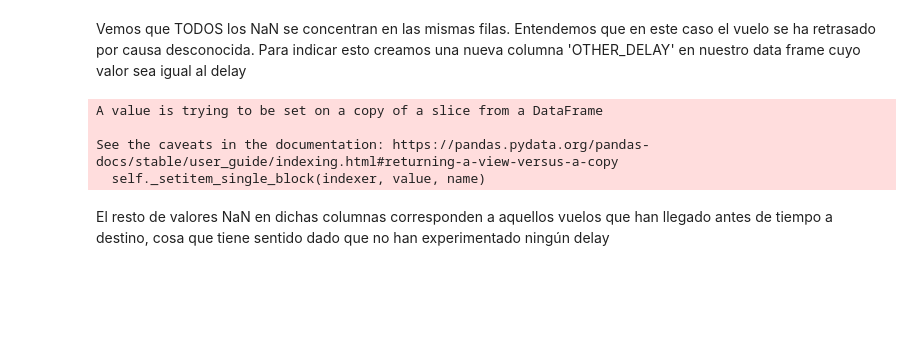
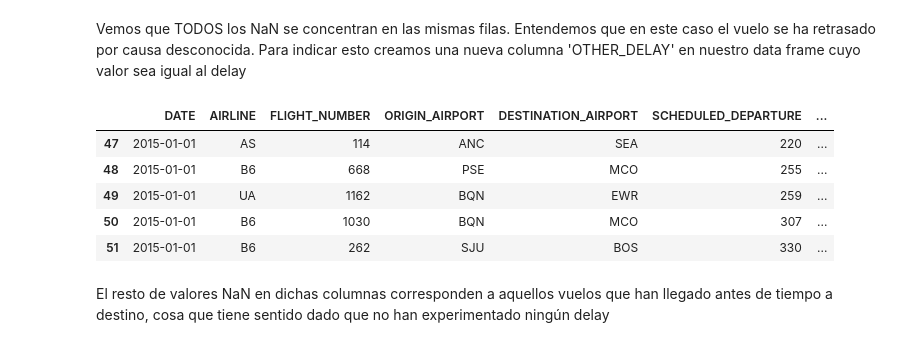
Before and after one commit to inesgfortis/Aircraft_Delays_Analysis, a Jupyter notebook: Preprocessing.ipynb, the cells around one changed output. Drawn from its saved outputs; the diff is of its cells as text; code cells hidden in the pictures; blank space fills up the shorter version.

```diff
--- a/Preprocessing.ipynb
+++ b/Preprocessing.ipynb
@@ -257,21 +262,24 @@ Vemos que TODOS los NaN se concentran en las mismas filas. Entendemos que en est
 #pd.isna(df['AIR_SYSTEM_DELAY'].iloc[20])
 # %%
 # df = df.drop(['OTHER_DELAY'], axis = 1)
-# %%
-# Creamos la columna vacía
-df['OTHER_DELAY'] = pd.Series()
-
-# Como hemos visto que si una columna es NaN el resto también, utilizamos una única columa para comparar
-for i in range(0,len(df),1):
-    if (df['ARRIVAL_DELAY'].iloc[i]>0 & pd.isna(df['AIR_SYSTEM_DELAY'].iloc[i])):
-        df['OTHER_DELAY'].iloc[i] = df['ARRIVAL_DELAY'].iloc[i]
-    else:
-        df['OTHER_DELAY'].iloc[i] = 0
-# %% [output]
-A value is trying to be set on a copy of a slice from a DataFrame
-
-See the caveats in the documentation: https://pandas.pydata.org/pandas-docs/stable/user_guide/indexing.html#returning-a-view-versus-a-copy
-  self._setitem_single_block(indexer, value, name)
+# %%
+# Creamos la OTHER_DELAY con los mismos datos que ARRIVAL_DELAY
+df['OTHER_DELAY'] = df['ARRIVAL_DELAY']
+
+# Como hemos visto que si una columna _DELAY es NaN el resto también, utilizamos una única columa para comparar, y asignamos a OTHER_DELAY la diferencia entre el delay a la llegada y el resto de delays
+df.loc[pd.notna(df['AIR_SYSTEM_DELAY']),'OTHER_DELAY'] = df['ARRIVAL_DELAY'] - df['AIR_SYSTEM_DELAY'] - df['SECURITY_DELAY'] - df['AIRLINE_DELAY'] -df['LATE_AIRCRAFT_DELAY'] - df['WEATHER_DELAY']
+
+# Asignamos a todos los NaNs el valor 0, ya que ahora todo el retraso de sus vuelos está plasmado en la variable OTHER_DELAY
+df = df.fillna(0)
+# %%
+df[45:50]
+# %% [output]
+|  | DATE | AIRLINE | FLIGHT_NUMBER | ORIGIN_AIRPORT | DESTINATION_AIRPORT | SCHEDULED_DEPARTURE | ... |
+| 47 | 2015-01-01 | AS | 114 | ANC | SEA | 220 | ... |
+| 48 | 2015-01-01 | B6 | 668 | PSE | MCO | 255 | ... |
+| 49 | 2015-01-01 | UA | 1162 | BQN | EWR | 259 | ... |
+| 50 | 2015-01-01 | B6 | 1030 | BQN | MCO | 307 | ... |
+| 51 | 2015-01-01 | B6 | 262 | SJU | BOS | 330 | ... |
 # %%
 # Early arrival flights
 early_arrival = df[df['ARRIVAL_DELAY']<=0]
```
Also changed, not shown: parts of 7 cells of this notebook.
